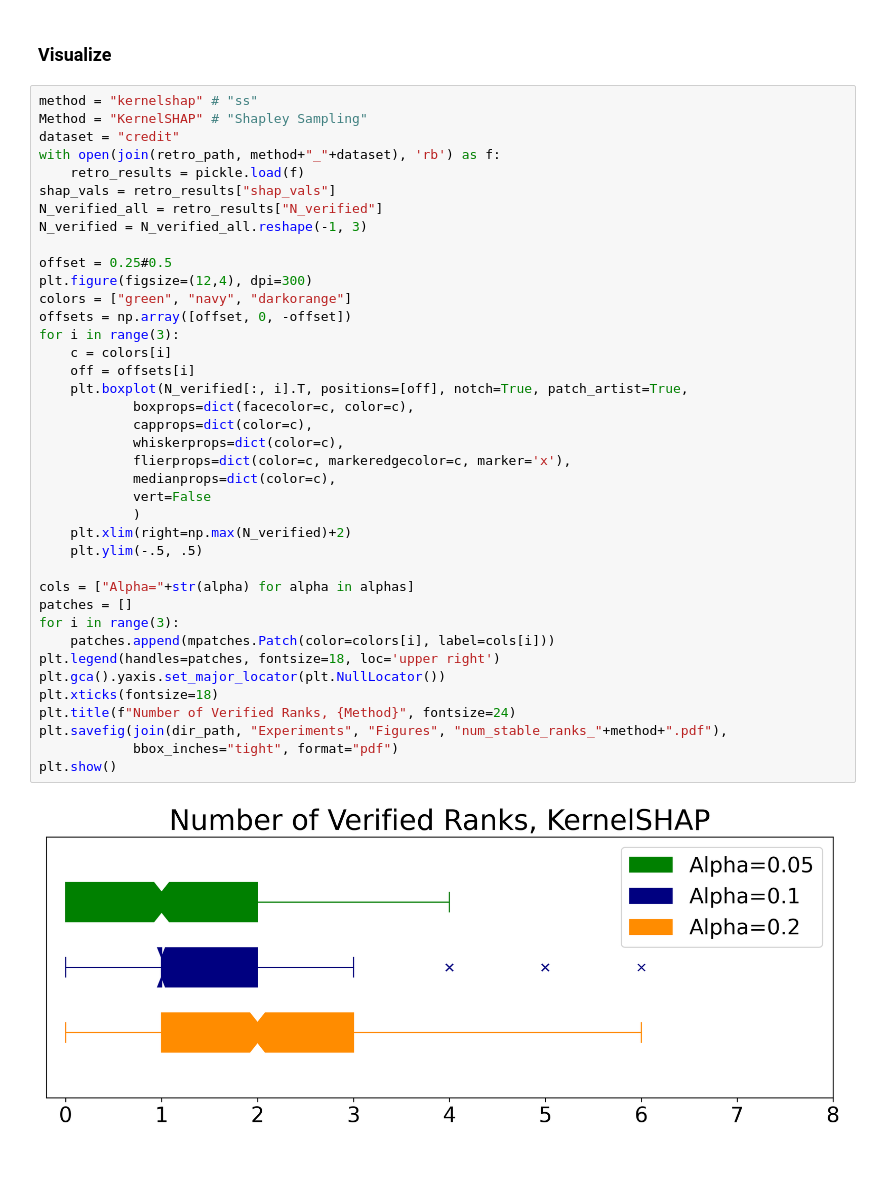
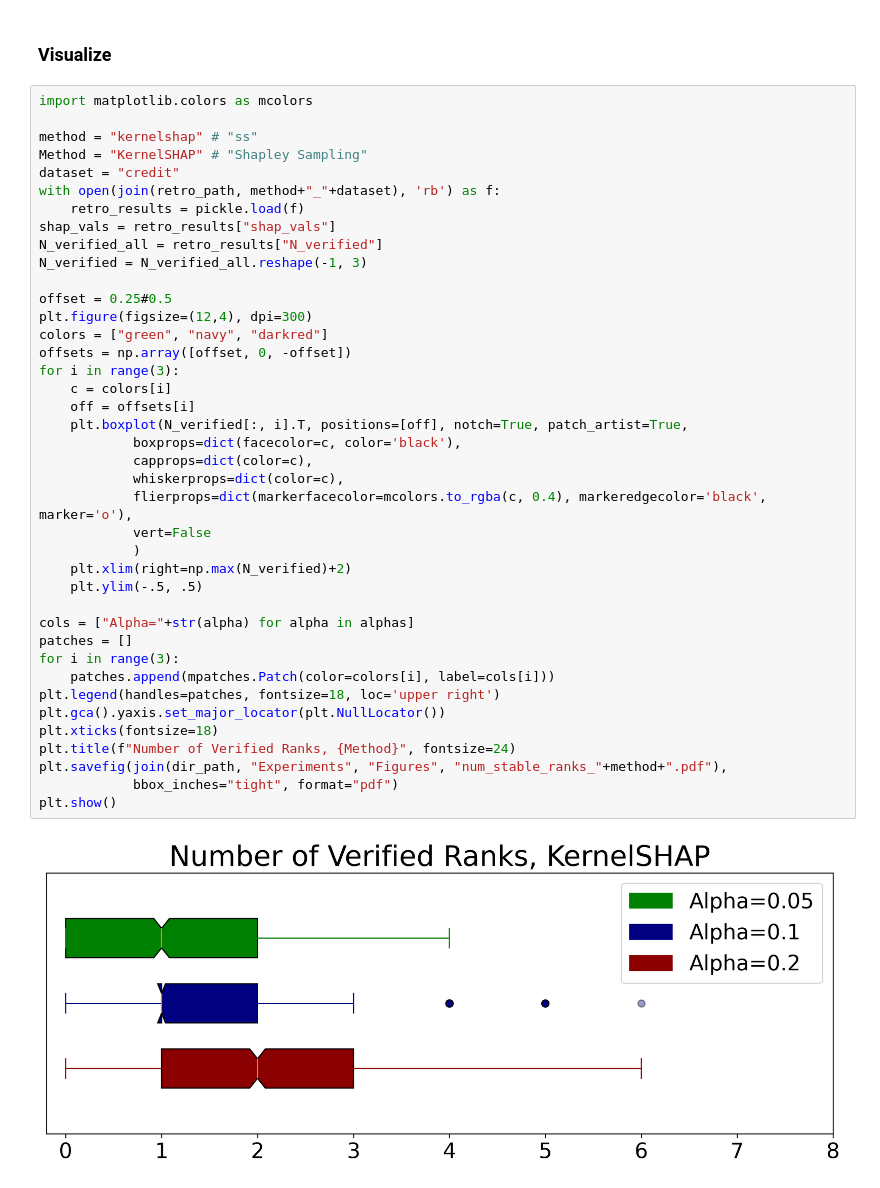
Before and after one commit to jeremy-goldwasser/feature-rankings, a Jupyter notebook: Experiments/Analysis/num_stabilized.ipynb, the cells around one changed output. Saved outputs shown, nothing was run; the diff lists cells and outputs as text.

```diff
--- a/Experiments/Analysis/num_stabilized.ipynb
+++ b/Experiments/Analysis/num_stabilized.ipynb
@@ -15,6 +15,8 @@ dir_path = join(path_to_file, "../../")
 # %% [markdown]
 ### Visualize
 # %%
+import matplotlib.colors as mcolors
+
 method = "kernelshap" # "ss"
 Method = "KernelSHAP" # "Shapley Sampling"
 dataset = "credit"
@@ -23,35 +25,34 @@ with open(join(retro_path, method+"_"+dataset), 'rb') as f:
 shap_vals = retro_results["shap_vals"]
 N_verified_all = retro_results["N_verified"]
 N_verified = N_verified_all.reshape(-1, 3)
 
 offset = 0.25#0.5
 plt.figure(figsize=(12,4), dpi=300)
-colors = ["green", "navy", "darkorange"]
+colors = ["green", "navy", "darkred"]
 offsets = np.array([offset, 0, -offset])
 for i in range(3):
     c = colors[i]
     off = offsets[i]
     plt.boxplot(N_verified[:, i].T, positions=[off], notch=True, patch_artist=True,
-            boxprops=dict(facecolor=c, color=c),
+            boxprops=dict(facecolor=c, color='black'),
             capprops=dict(color=c),
             whiskerprops=dict(color=c),
-            flierprops=dict(color=c, markeredgecolor=c, marker='x'),
-            medianprops=dict(color=c),
+            flierprops=dict(markerfacecolor=mcolors.to_rgba(c, 0.4), markeredgecolor='black', marker='o'),
             vert=False
             )
     plt.xlim(right=np.max(N_verified)+2)
     plt.ylim(-.5, .5)
 
 cols = ["Alpha="+str(alpha) for alpha in alphas]
 patches = []
 for i in range(3):
     patches.append(mpatches.Patch(color=colors[i], label=cols[i]))
 plt.legend(handles=patches, fontsize=18, loc='upper right')
 plt.gca().yaxis.set_major_locator(plt.NullLocator())
 plt.xticks(fontsize=18)
 plt.title(f"Number of Verified Ranks, {Method}", fontsize=24)
 plt.savefig(join(dir_path, "Experiments", "Figures", "num_stable_ranks_"+method+".pdf"),
             bbox_inches="tight", format="pdf")
 plt.show()
 # %% [output]
-[figure, old version]
+[figure, new version]
```
Also changed, not shown: 10 other files.
